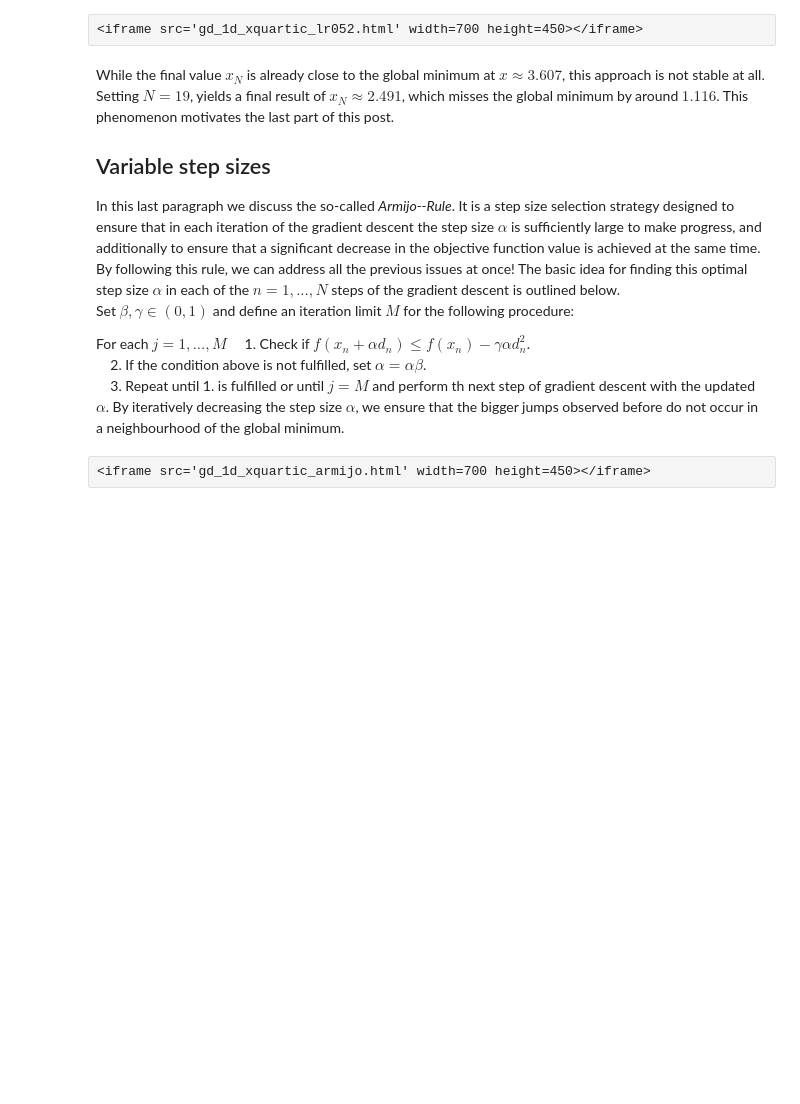
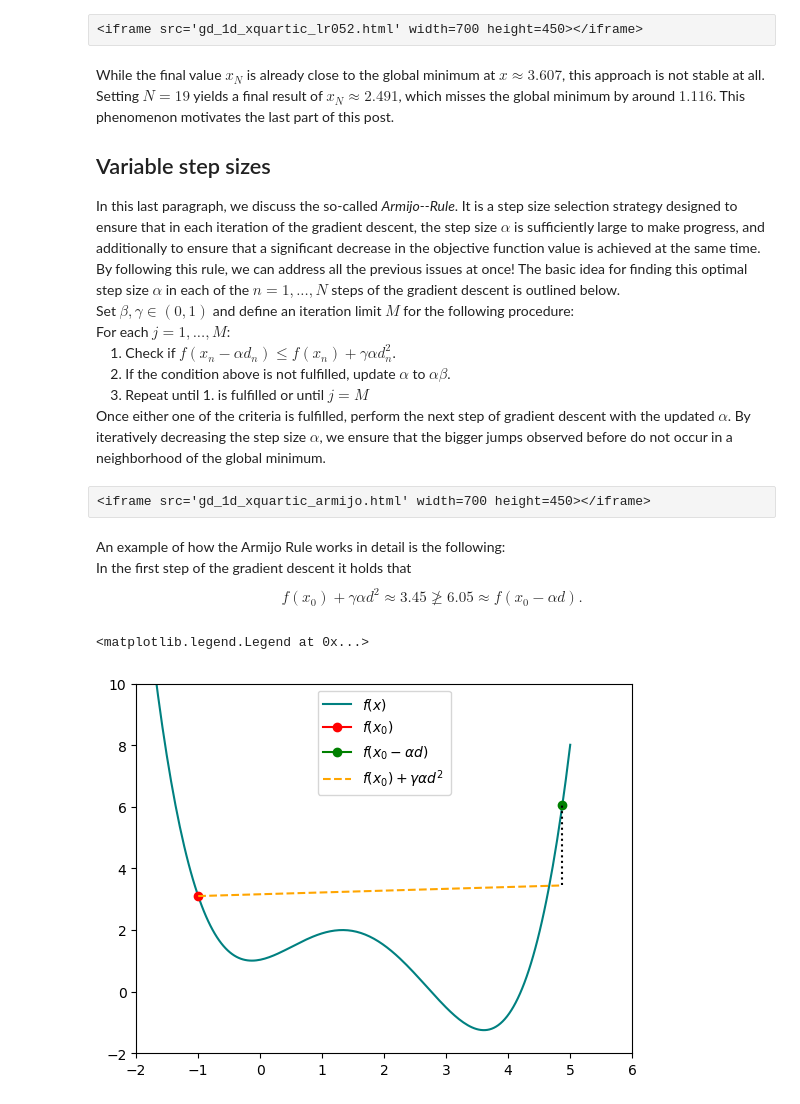
Before and after one commit to LinusLach/Blog, a Jupyter notebook: posts/post-with-code/Pytorch/Post_02.ipynb, the cells around one changed output. Cells and saved outputs as stored; diff of their text form; code cells hidden in the pictures; blank space fills up the shorter version.

Commit message:
Post02 update

```diff
--- a/posts/post-with-code/Pytorch/Post_02.ipynb
+++ b/posts/post-with-code/Pytorch/Post_02.ipynb
@@ -78,10 +78,12 @@ As in the example before, set $x_0 = -1,\,\alpha = 0.1, N = 20$ which results in
 def f(x):
     return 0.5*(0.75*x-1.2)**4-2*(0.75*x-1)**2+2
 
+X = np.linspace(-2,5,N)
 x0 = torch.tensor(-1.0,requires_grad=True)
 lr = 0.1
 epochs = 20
 coord = gd_1d(epochs,lr,f,x0)
+
 #Uncomment for a static version
 #plt.plot(X,f(X))
 #plt.plot(coord[0],coord[1],'-or')
@@ -148,21 +150,21 @@ For a learning rate of 0.52, the final value for x_N is 3.613
 <iframe src='gd_1d_xquartic_lr052.html' width=700 height=450></iframe>
 # %% [markdown]
 While the final value $x_N$ is already close to the global minimum at $x \approx 3.607$, this approach is not stable at all.
-Setting $N = 19$, yields a final result of $x_N \approx 2.491$, which misses the global minimum by around $1.116$. This phenomenon motivates the last part of this post.
+Setting $N = 19$ yields a final result of $x_N \approx 2.491$, which misses the global minimum by around $1.116$. This phenomenon motivates the last part of this post.
 
 ## Variable step sizes
 
-In this last paragraph we discuss the so-called *Armijo--Rule*.
- It is a step size selection strategy designed to ensure that in each iteration of the gradient descent the step size $\alpha$ is sufficiently large to make progress, and additionally to ensure that a significant decrease in the objective function value is achieved at the same time.
+In this last paragraph, we discuss the so-called *Armijo--Rule*.
+ It is a step size selection strategy designed to ensure that in each iteration of the gradient descent, the step size $\alpha$ is sufficiently large to make progress, and additionally to ensure that a significant decrease in the objective function value is achieved at the same time.
   By following this rule, we can address all the previous issues at once!
 The basic idea for finding this optimal step size $\alpha$ in each of the $n=1,...,N$ steps of the gradient descent is outlined below.\
-Set $\beta,\gamma\in(0,1)$ and define an iteration limit $M$ for the following procedure:
-
-For each $j = 1,...,M$
-&nbsp; &nbsp; 1. Check if $f(x_n + \alpha  d_n) \leq f(x_n) - \gamma  \alpha  d_n^2$.\
-&nbsp; &nbsp; 2. If the condition above is not fulfilled, set $\alpha = \alpha\beta$.\
-&nbsp; &nbsp; 3. Repeat until 1. is fulfilled or until $j=M$ and perform th next step of gradient descent with the updated $\alpha$.
-By iteratively decreasing the step size $\alpha$, we ensure that the bigger jumps observed before do not occur in a neighbourhood of the global minimum.
+Set $\beta,\gamma\in(0,1)$ and define an iteration limit $M$ for the following procedure:\
+For each $j = 1,...,M$:\
+&nbsp; &nbsp; 1. Check if $f(x_n - \alpha  d_n) \leq f(x_n) + \gamma  \alpha  d_n^2$.\
+&nbsp; &nbsp; 2. If the condition above is not fulfilled, update $\alpha$ to $\alpha\beta$.\
+&nbsp; &nbsp; 3. Repeat until 1. is fulfilled or until $j=M$\
+Once either one of the criteria is fulfilled, perform the next step of gradient descent with the updated $\alpha$.
+By iteratively decreasing the step size $\alpha$, we ensure that the bigger jumps observed before do not occur in a neighborhood of the global minimum.
 # %%
 def gd_1d_arm(epochs ,lr ,f ,x, gamma, beta, max_iter):
     coord = []
@@ -179,12 +183,11 @@ def gd_1d_arm(epochs ,lr ,f ,x, gamma, beta, max_iter):
     return np.transpose(np.reshape(coord,(epochs,2)))
 # %%
 x0 = torch.tensor(-1.0,requires_grad=True)
-lr = 0.6
-gamma = 0.9
-beta=0.98
+lr = 1
+gamma = 0.01
+beta=0.5
 epochs = 20
 coord = gd_1d_arm(epochs,lr,f,x0,gamma,beta,max_iter=10)
-
 #Uncomment for a static version
 #plt.plot(X,f(X))
 #plt.plot(coord[0],coord[1],'-or')
@@ -193,3 +196,40 @@ coord = gd_1d_arm(epochs,lr,f,x0,gamma,beta,max_iter=10)
 #plt.show()
 # %% [raw]
 <iframe src='gd_1d_xquartic_armijo.html' width=700 height=450></iframe>
+# %% [markdown]
+An example of how the Armijo Rule works in detail is the following:\
+In the first step of the gradient descent it holds that
+\begin{equation*}
+f(x_0)+\gamma\alpha d^2 \approx 3.45 \ngeq 6.05 \approx f(x_0- \alpha d).
+\end{equation*}
+# %%
+x0 = torch.tensor(-1.0,requires_grad=True)
+f(x0).backward()
+
+plt.plot(X,f(X),
+         color = "teal",
+         label = r"$f(x)$")
+
+plt.plot(x0.detach(),f(x0.detach()),
+         marker = 'o',
+         color = 'red',
+         label = r"$f(x_0)$")
+
+plt.plot(x0.detach() - lr * x0.grad.data,f(x0.detach() - lr * x0.grad.data),
+         marker = 'o',
+         color = 'green',
+         label = r"$f(x_0- \alpha d)$")
+plt.plot([x0.detach(),x0.detach() - lr * x0.grad.data],[f(x0.detach())+gamma*0*x0.grad.data**2,f(x0.detach())+gamma*lr*x0.grad.data**2],
+         linestyle = 'dashed',
+         color = "orange",
+         label = r"$f(x_0)+\gamma\alpha d^2$ ")
+plt.plot([x0.detach()-lr*x0.grad.data]*2,[f(x0.detach())+gamma*lr*x0.grad.data**2,f(x0.detach() - lr * x0.grad.data)],
+         linestyle = 'dotted',
+         color = "black")
+
+plt.ylim((-2,10))
+plt.xlim((-2,6))
+plt.legend()
+# %% [output]
+<matplotlib.legend.Legend at 0x...>
+[figure, added]
```
Also changed, not shown: parts of 12 cells of this notebook, 46 other files.
